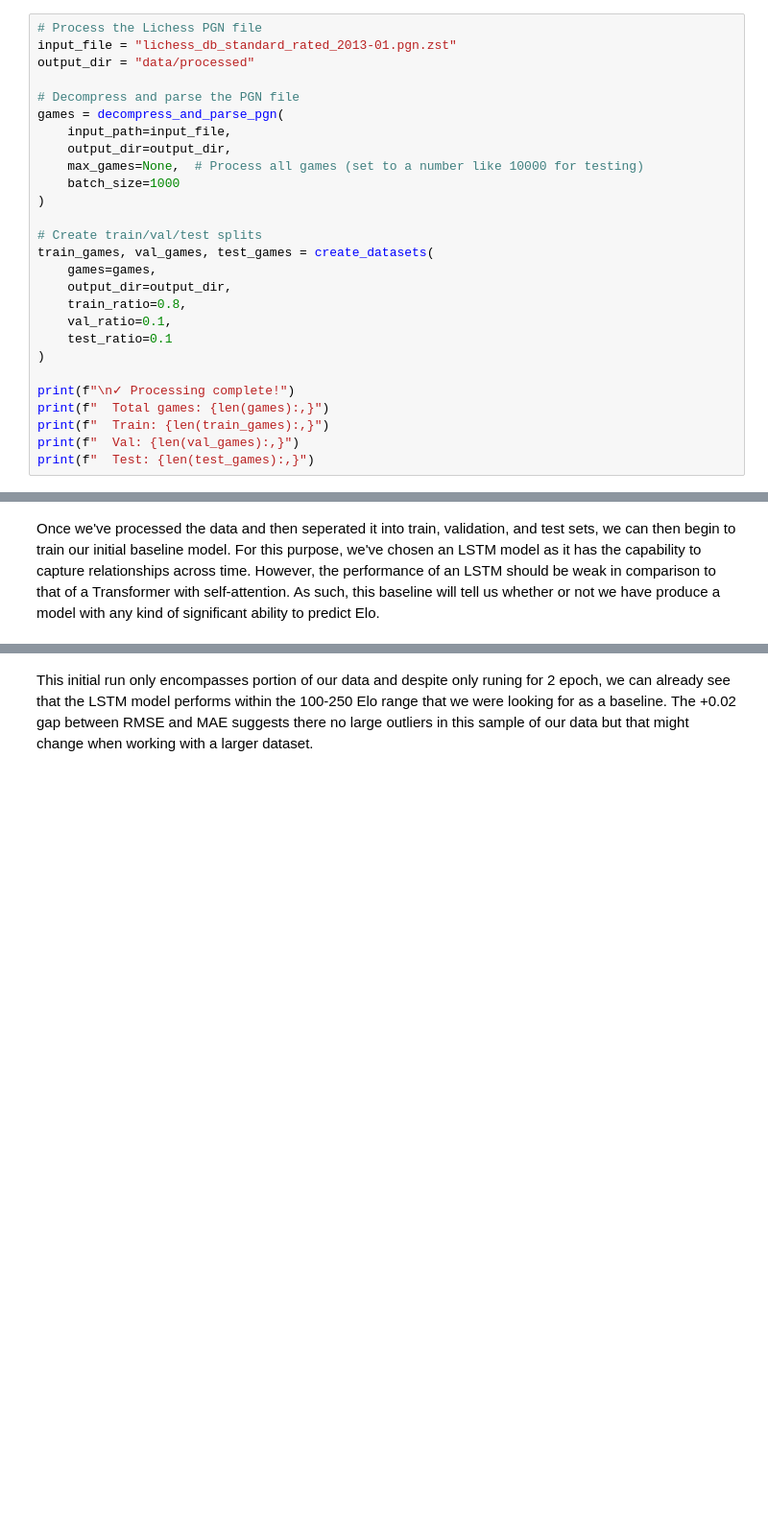
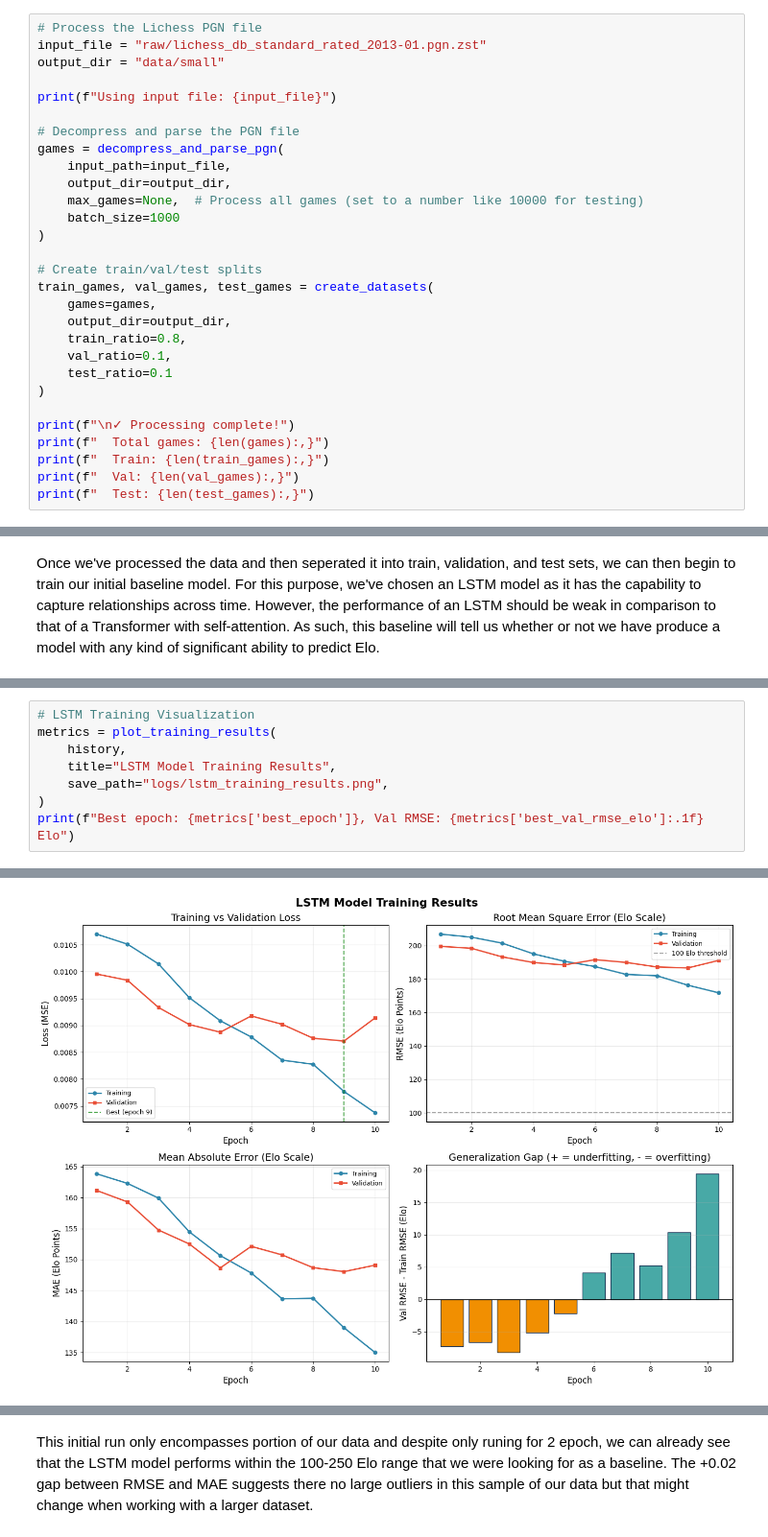
Before and after one commit to alberto93927/elo-predictor, a Jupyter notebook: Elo_Prediction.ipynb, the cells around one changed output, grey strips where cells are left out. Shown at 96% size. Saved outputs shown, nothing was run; the diff lists cells and outputs as text; blank space fills up the shorter version.

```diff
--- a/Elo_Prediction.ipynb
+++ b/Elo_Prediction.ipynb
@@ -138,8 +205,10 @@ ModuleNotFoundError: No module named 'zstandard'
 Here we start by decompressing and then processing 90 Mb worth of annotated games to prepare them for model training. The games are parsed into relevant metadata including the white and black player's Elo rating and also transforms game turns into FEN strings. This transformation allows use to process the entire board's state which in turn gives us the opportunity to use self-attention to discover the importance of each move in the larger context of the game.
 # %%
 # Process the Lichess PGN file
-input_file = "lichess_db_standard_rated_2013-01.pgn.zst"
-output_dir = "data/processed"
+input_file = "raw/lichess_db_standard_rated_2013-01.pgn.zst"
+output_dir = "data/small"
+
+print(f"Using input file: {input_file}")
 
 # Decompress and parse the PGN file
 games = decompress_and_parse_pgn(
@@ -249,0 +1188,9 @@ Test RMSE (Elo points): 210.42
+# %%
+# LSTM Training Visualization
+metrics = plot_training_results(
+    history,
+    title="LSTM Model Training Results",
+    save_path="logs/lstm_training_results.png",
+)
+print(f"Best epoch: {metrics['best_epoch']}, Val RMSE: {metrics['best_val_rmse_elo']:.1f} Elo")
+# %% [output]
@@ -249,0 +1198 @@ Test RMSE (Elo points): 210.42
+[figure, added]
```
Also changed, not shown: parts of 37 cells of this notebook, 14 other files.
